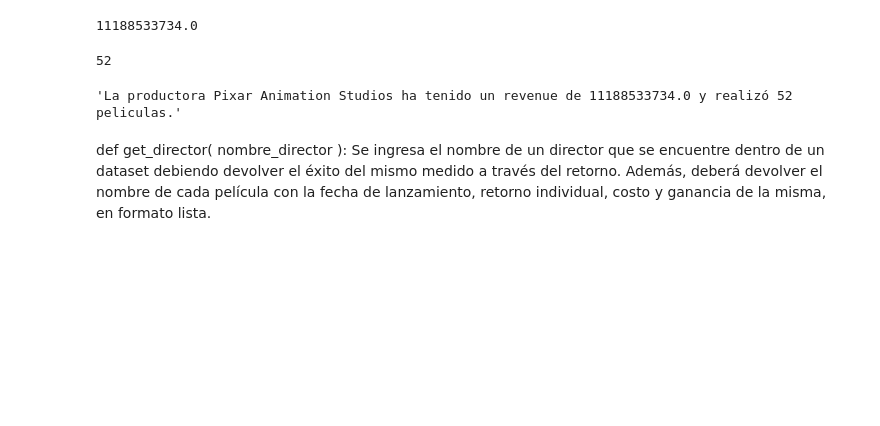
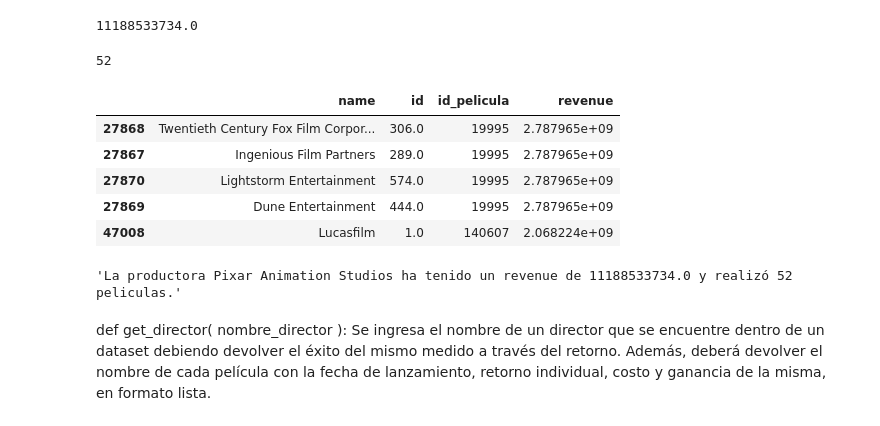
Before and after one commit to A-Lasso/Proyecto_Individual1, a Jupyter notebook: Codigo.ipynb, the cells around one changed output. Saved outputs shown, nothing was run; the diff lists cells and outputs as text; code cells hidden in the pictures; blank space fills up the shorter version.

```diff
--- a/Codigo.ipynb
+++ b/Codigo.ipynb
@@ -947,6 +965,15 @@ def productoras_exitosas(Productora):
     suma=df['revenue'].sum()
     cant= df['name'].count()
     return "La productora "+ Productora + " ha tenido un revenue de " + str(suma) + " y realizó " + str(cant) + " peliculas."
+# %%
+df_production_companies.sort_values(by='revenue',ascending=False).head(5)
+# %% [output]
+|  | name | id | id_pelicula | revenue |
+| 27868 | Twentieth Century Fox Film Corpor... | 306.0 | 19995 | 2.787965e+09 |
+| 27867 | Ingenious Film Partners | 289.0 | 19995 | 2.787965e+09 |
+| 27870 | Lightstorm Entertainment | 574.0 | 19995 | 2.787965e+09 |
+| 27869 | Dune Entertainment | 444.0 | 19995 | 2.787965e+09 |
+| 47008 | Lucasfilm | 1.0 | 140607 | 2.068224e+09 |
 # %%
 productoras_exitosas('Pixar Animation Studios')
 # %% [output]
```
Also changed, not shown: parts of 18 cells of this notebook, 2 other files.
